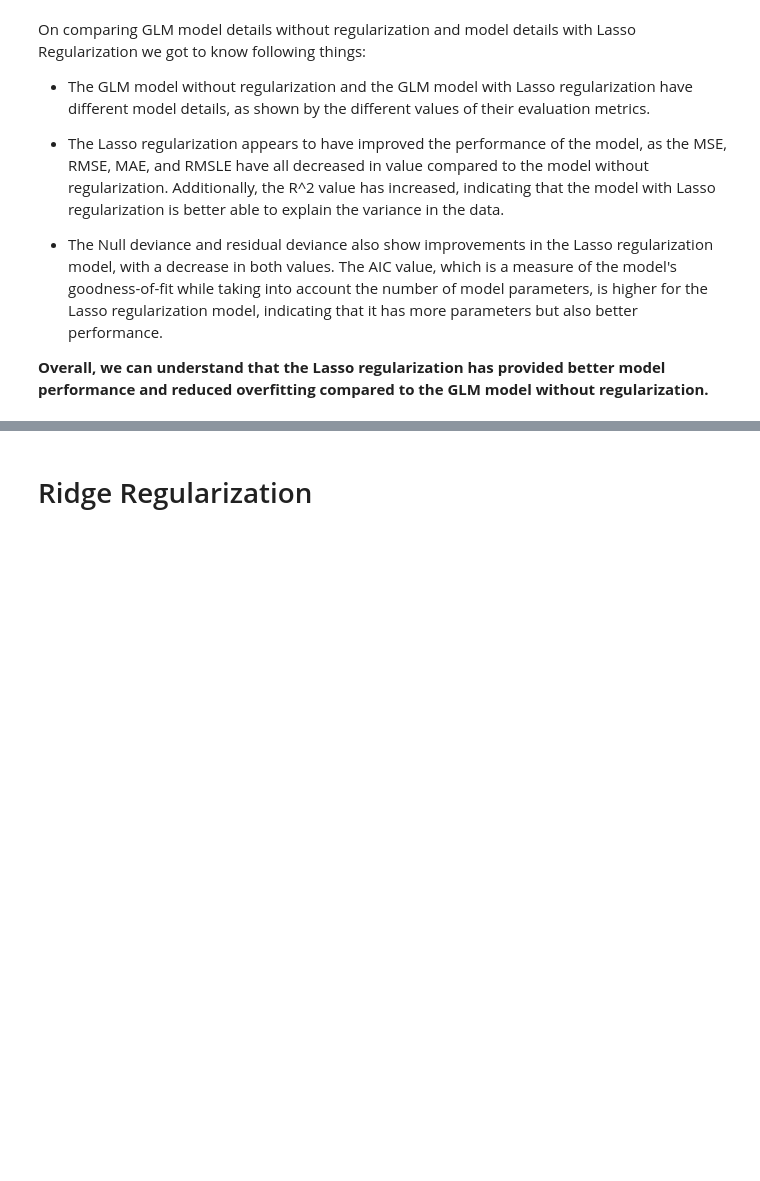
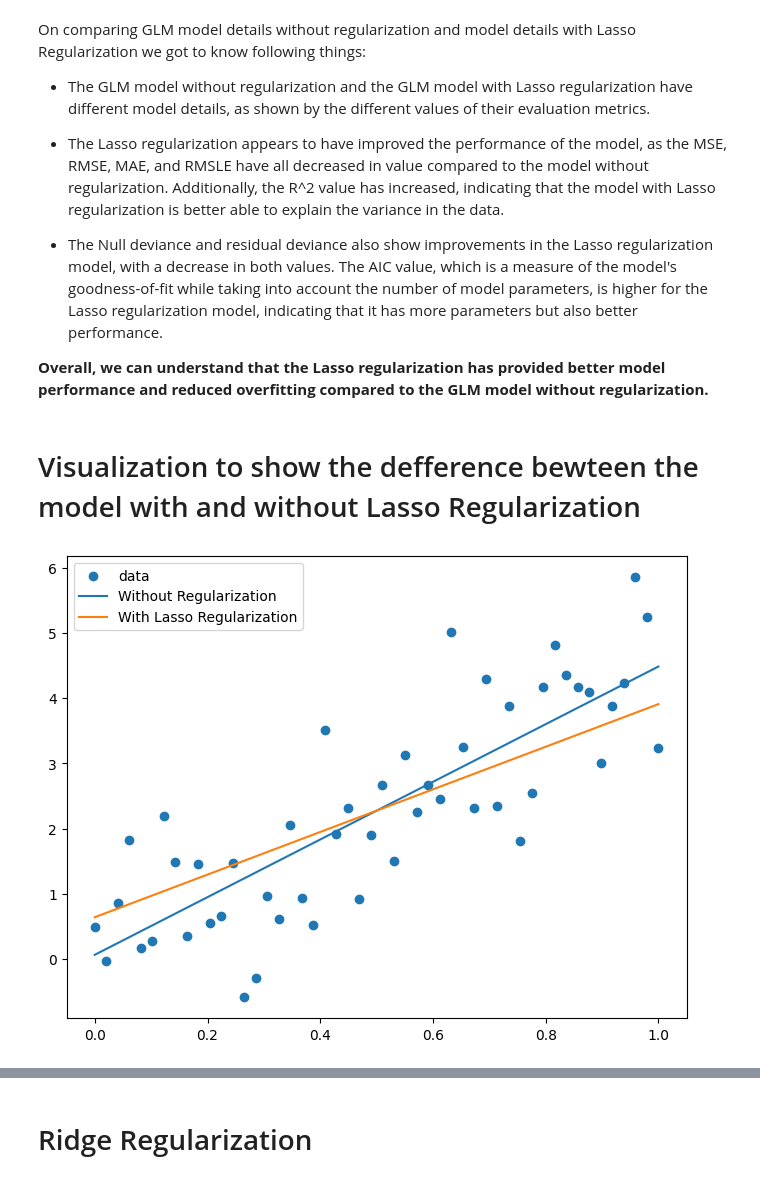
Before and after one commit to Shreyasi632/CrashCourse, a Jupyter notebook: Crash_Course_WorkedExample.ipynb, the cells around one changed output, grey strips where cells are left out. Drawn from its saved outputs; the diff is of its cells as text; code cells hidden in the pictures; blank space fills up the shorter version.

```diff
--- a/Crash_Course_WorkedExample.ipynb
+++ b/Crash_Course_WorkedExample.ipynb
@@ -912,3 +980,26 @@ On comparing GLM model details without regularization and model details with Las
 - The Null deviance and residual deviance also show improvements in the Lasso regularization model, with a decrease in both values. The AIC value, which is a measure of the model's goodness-of-fit while taking into account the number of model parameters, is higher for the Lasso regularization model, indicating that it has more parameters but also better performance.
 
 **Overall, we can understand that the Lasso regularization has provided better model performance and reduced overfitting compared to the GLM model without regularization.**
+# %% [markdown]
+# Visualization to show the defference bewteen the model with and without Lasso Regularization
+# %%
+from sklearn.linear_model import LinearRegression, Lasso
+# Generate some sample data
+np.random.seed(42)
+n2 = 50
+A2 = np.linspace(0, 1, n2)[:, np.newaxis]
+b2 = 5*A2.squeeze() + np.random.normal(size=n2)
+
+# Fit linear regression models with and without regularization
+lin_reg = LinearRegression().fit(A2, b2)
+lasso_reg = Lasso(alpha=0.1).fit(A2, b2)
+
+# Plot the data and the models
+plt.figure(figsize=(8, 6))
+plt.scatter(A2.squeeze(), b2, label='data')
+plt.plot(A2.squeeze(), lin_reg.predict(A2), label='Without Regularization')
+plt.plot(A2.squeeze(), lasso_reg.predict(A2), label='With Lasso Regularization')
+plt.legend()
+plt.show()
+# %% [output]
+[figure, added]
```
Also changed, not shown: parts of 49 cells of this notebook.
